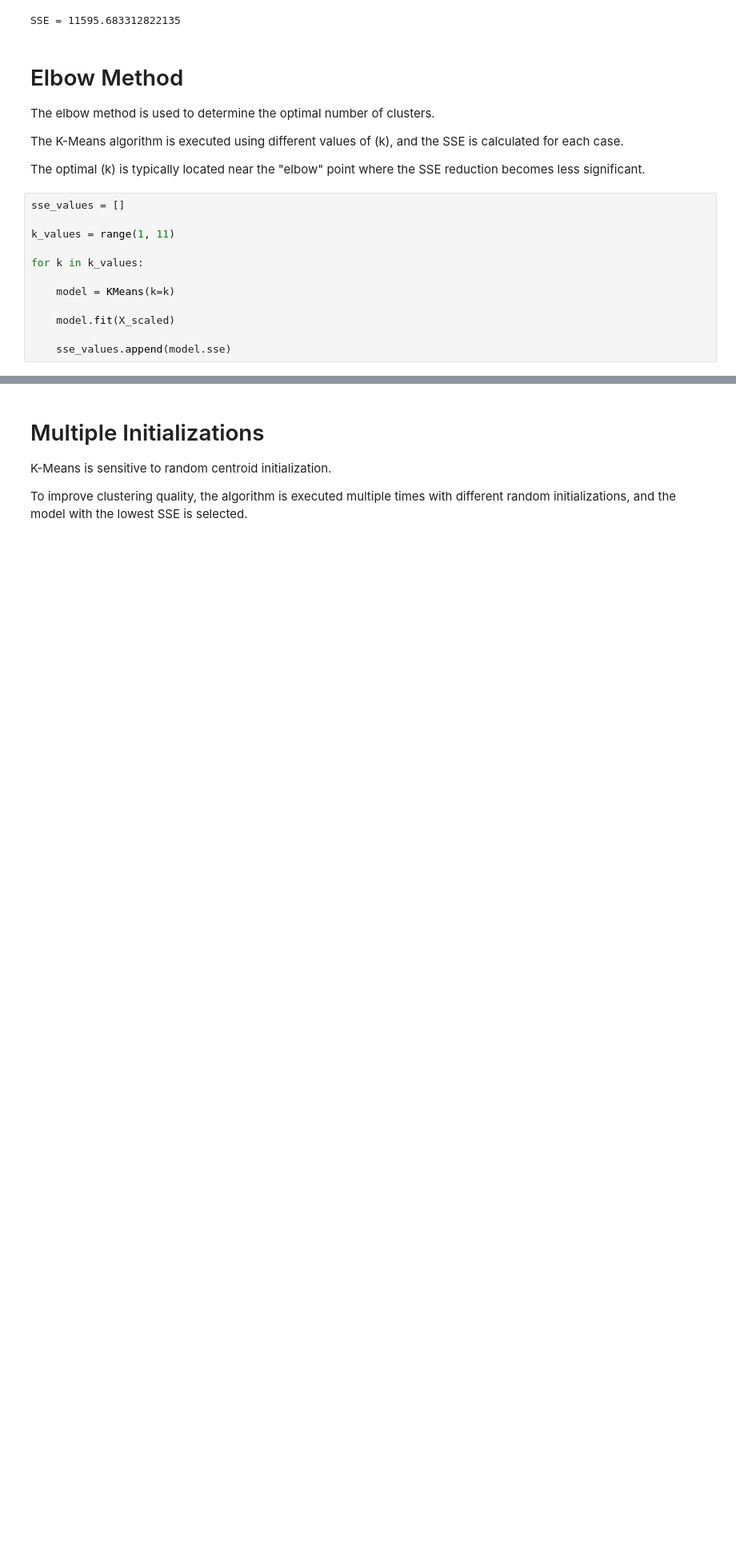
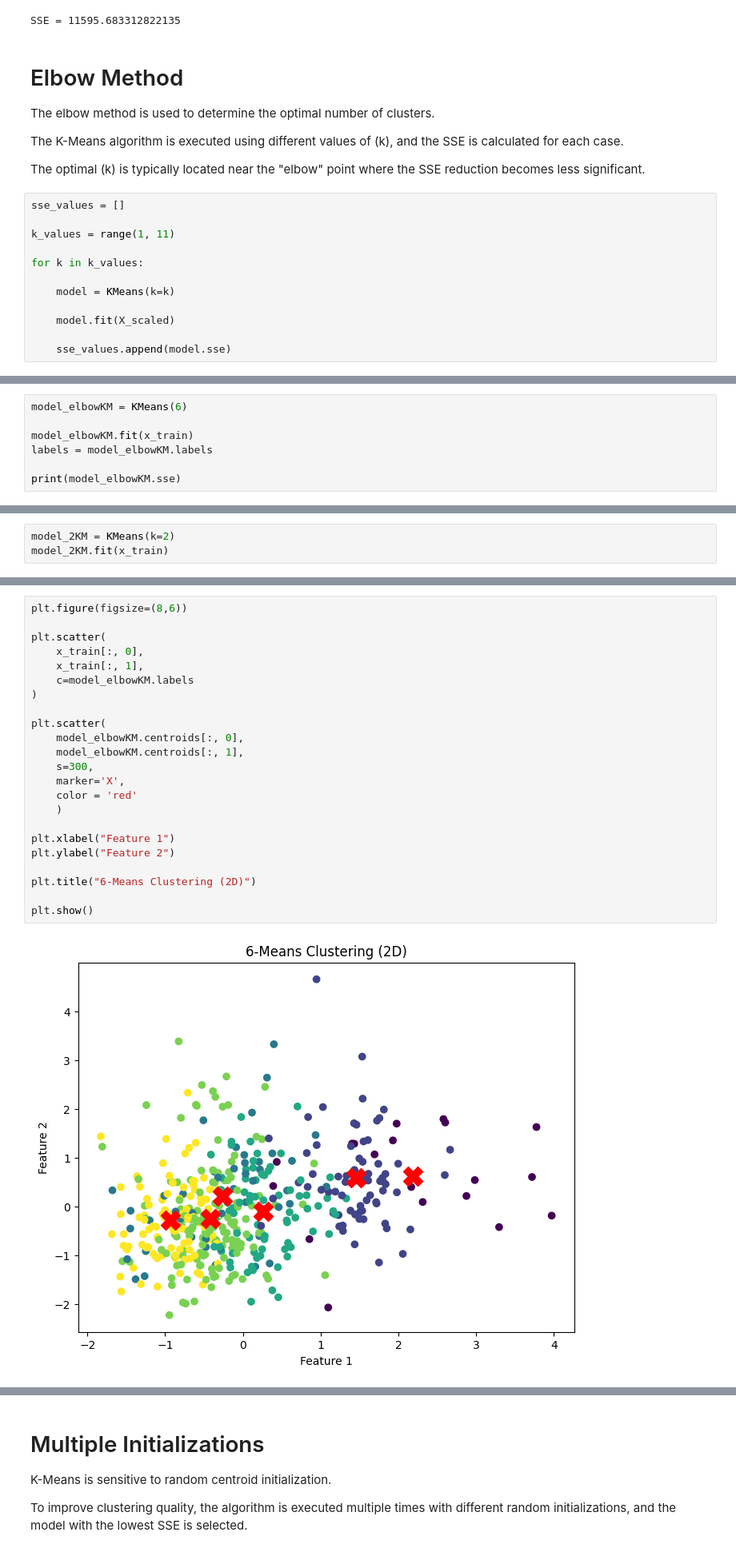
Before and after one commit to salmaa203/BreastCancer_PCA_KMeans, a Jupyter notebook: kmeans_experiment.ipynb, the cells around one changed output, grey strips where cells are left out. Shown at 80% size. Drawn from its saved outputs; the diff is of its cells as text; blank space fills up the shorter version.

```diff
--- a/kmeans_experiment.ipynb
+++ b/kmeans_experiment.ipynb
@@ -237,0 +277,7 @@ plt.show()
+# %%
+model_elbowKM = KMeans(6)
+
+model_elbowKM.fit(x_train)
+labels = model_elbowKM.labels
+
+print(model_elbowKM.sse)
@@ -237,0 +304,3 @@ plt.show()
+# %%
+model_2KM = KMeans(k=2)
+model_2KM.fit(x_train)
@@ -237,0 +334,25 @@ plt.show()
+# %%
+plt.figure(figsize=(8,6))
+
+plt.scatter(
+    x_train[:, 0],
+    x_train[:, 1],
+    c=model_elbowKM.labels
+)
+
+plt.scatter(
+    model_elbowKM.centroids[:, 0],
+    model_elbowKM.centroids[:, 1],
+    s=300,
+    marker='X',
+    color = 'red'
+    )
+
+plt.xlabel("Feature 1")
+plt.ylabel("Feature 2")
+
+plt.title("6-Means Clustering (2D)")
+
+plt.show()
+# %% [output]
+[figure, added]
```
Also changed, not shown: parts of 34 cells of this notebook, 2 other files.
